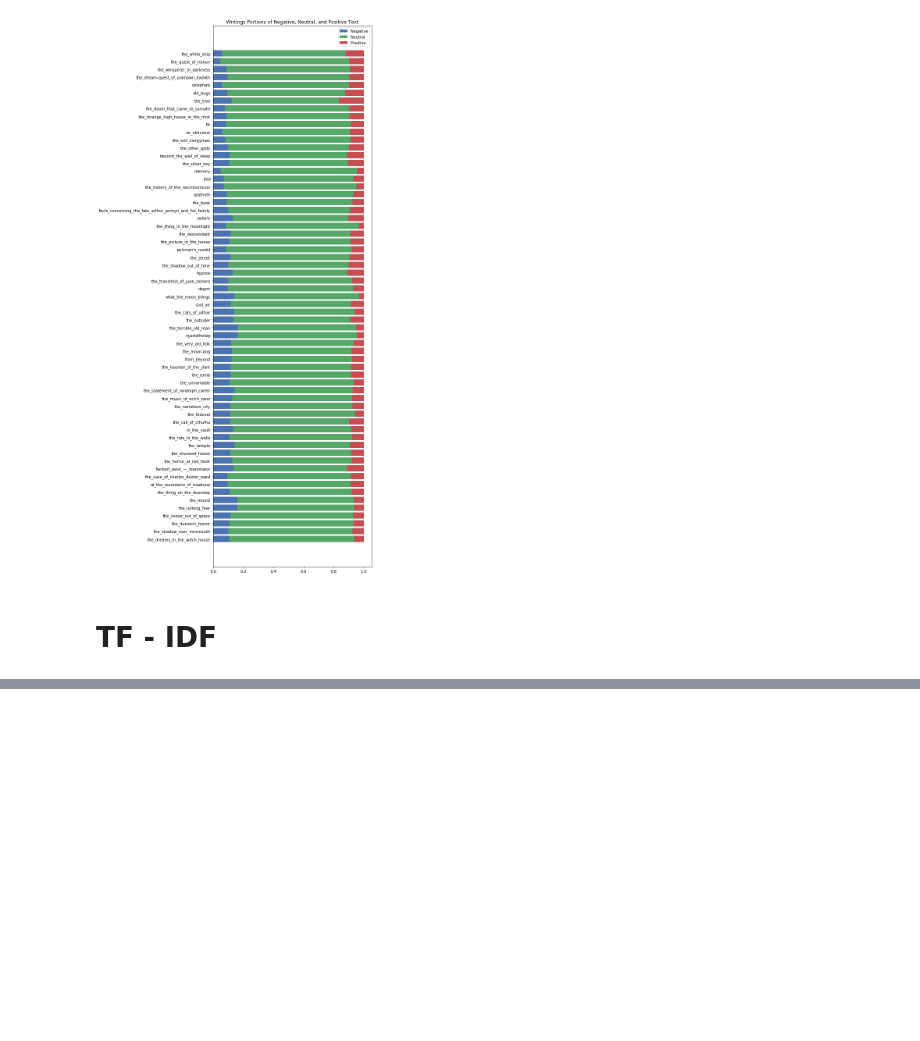
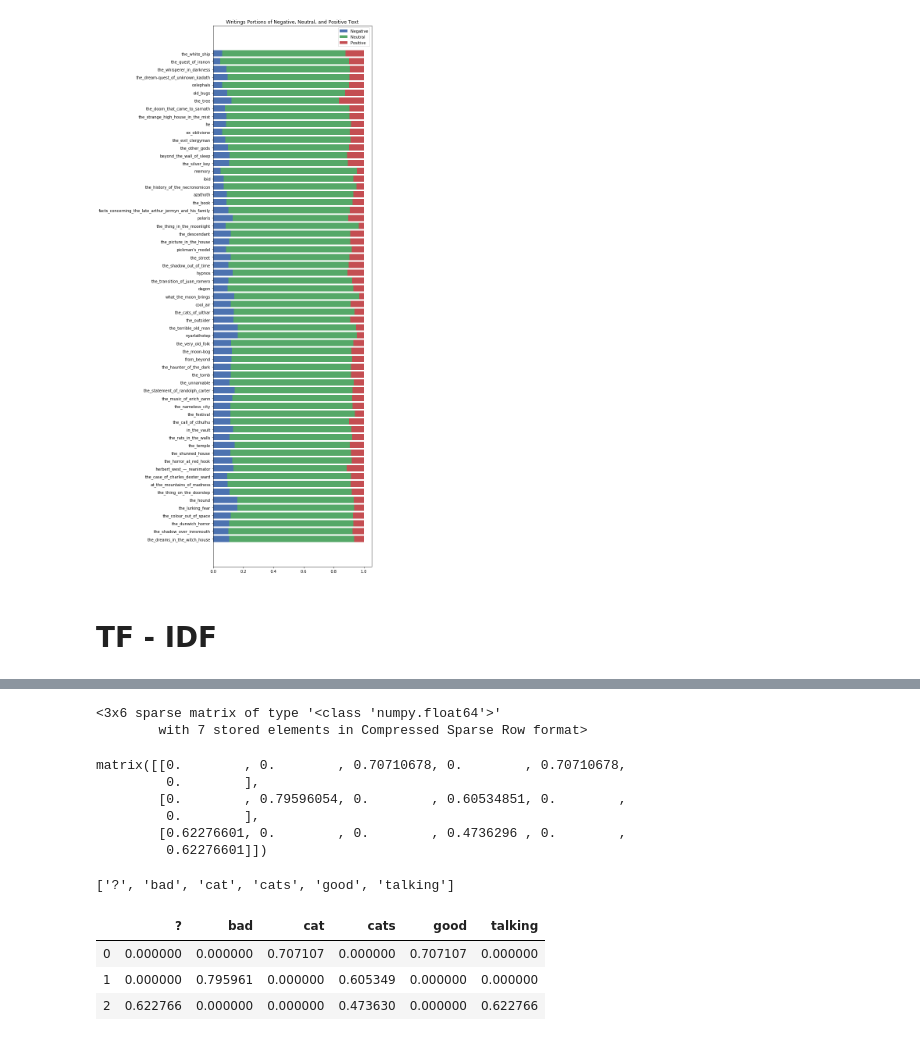
Before and after one commit to MatePocs/lovecraft, a Jupyter notebook: basic_nlp_analysis.ipynb, the cells around one changed output, grey strips where cells are left out. Saved outputs shown, nothing was run; the diff lists cells and outputs as text; code cells hidden in the pictures; blank space fills up the shorter version.

Commit message:
TFIDF basics

```diff
--- a/basic_nlp_analysis.ipynb
+++ b/basic_nlp_analysis.ipynb
@@ -1270,0 +1293,35 @@ plt.show()
+# %%
+tfidf_vector = TfidfVectorizer(tokenizer = spacy_tokenizer)
+# %%
+corpus = ["The cat is good", "Bad cats are everywhere", "Why are we talking about cats?"]
+# %%
+result = tfidf_vector.fit_transform(corpus)
+# %%
+result
+# %% [output]
+<3x6 sparse matrix of type '<class 'numpy.float64'>'
+        with 7 stored elements in Compressed Sparse Row format>
+# %%
+result.todense()
+# %% [output]
+matrix([[0.        , 0.        , 0.70710678, 0.        , 0.70710678,
+         0.        ],
+        [0.        , 0.79596054, 0.        , 0.60534851, 0.        ,
+         0.        ],
+        [0.62276601, 0.        , 0.        , 0.4736296 , 0.        ,
+         0.62276601]])
+# %%
+tfidf_vector.get_feature_names()
+# %% [output]
+['?', 'bad', 'cat', 'cats', 'good', 'talking']
+# %%
+dense = result.todense()
+denselist = dense.tolist()
+df = pd.DataFrame(denselist, columns=tfidf_vector.get_feature_names())
+# %%
+df
+# %% [output]
+|  | ? | bad | cat | cats | good | talking |
+| 0 | 0.000000 | 0.000000 | 0.707107 | 0.000000 | 0.707107 | 0.000000 |
+| 1 | 0.000000 | 0.795961 | 0.000000 | 0.605349 | 0.000000 | 0.000000 |
+| 2 | 0.622766 | 0.000000 | 0.000000 | 0.473630 | 0.000000 | 0.622766 |
```
Also changed, not shown: parts of 7 cells of this notebook.
